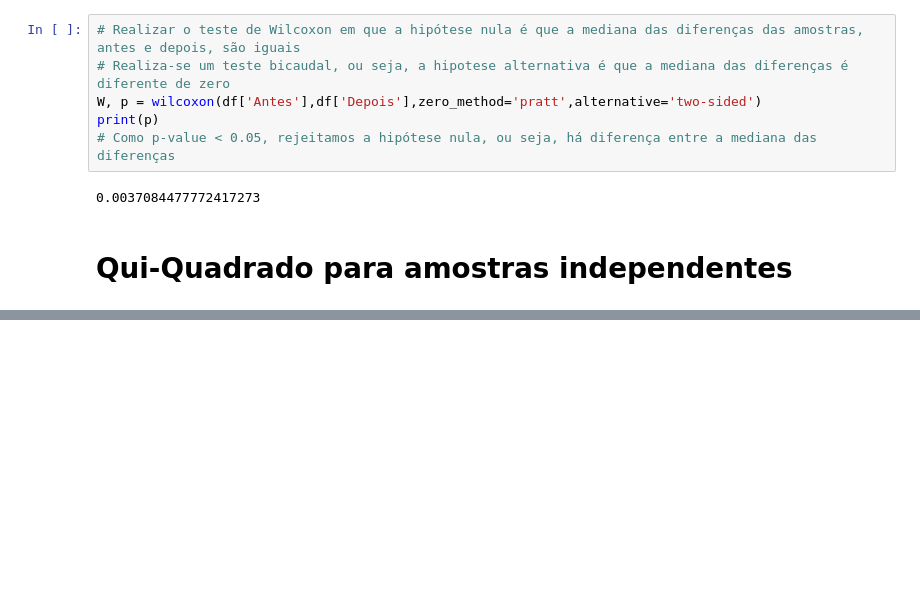
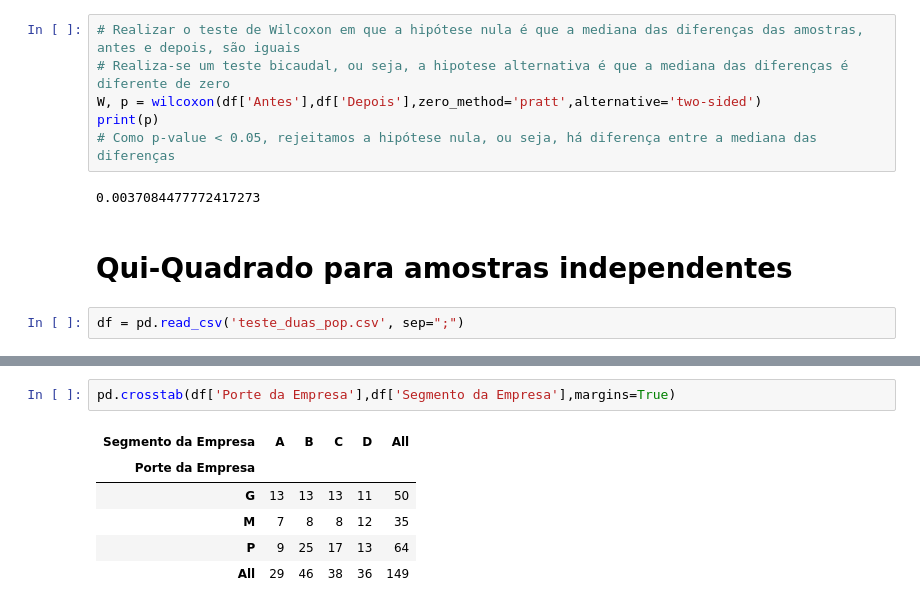
Before and after one commit to GCabral95/Estatistica, a Jupyter notebook: Teste de Hipótese - Duas Amostras.ipynb, the cells around one changed output, grey strips where cells are left out. Cells and saved outputs as stored; diff of their text form; blank space fills up the shorter version.

```diff
--- a/Teste de Hipótese - Duas Amostras.ipynb
+++ b/Teste de Hipótese - Duas Amostras.ipynb
@@ -332,3 +321,5 @@ print(p)
 0.0037084477772417273
 # %% [markdown]
 # Qui-Quadrado para amostras independentes
+# %%
+df = pd.read_csv('teste_duas_pop.csv', sep=";")
@@ -334,0 +335,9 @@ print(p)
+# %%
+pd.crosstab(df['Porte da Empresa'],df['Segmento da Empresa'],margins=True)
+# %% [output]
+| Segmento da Empresa | A | B | C | D | All |
+| Porte da Empresa |  |  |  |  |  |
+| G | 13 | 13 | 13 | 11 | 50 |
+| M | 7 | 8 | 8 | 12 | 35 |
+| P | 9 | 25 | 17 | 13 | 64 |
+| All | 29 | 46 | 38 | 36 | 149 |
```
Also changed, not shown: parts of 15 cells of this notebook.
